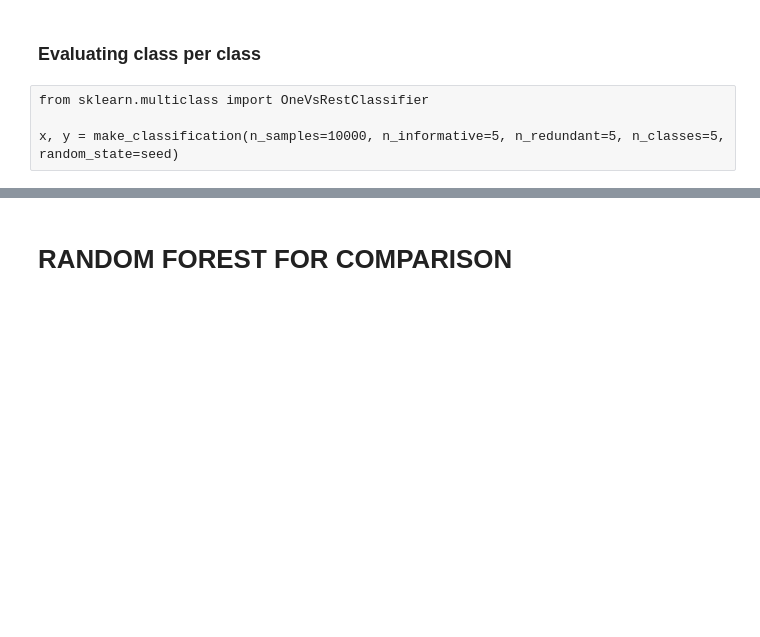
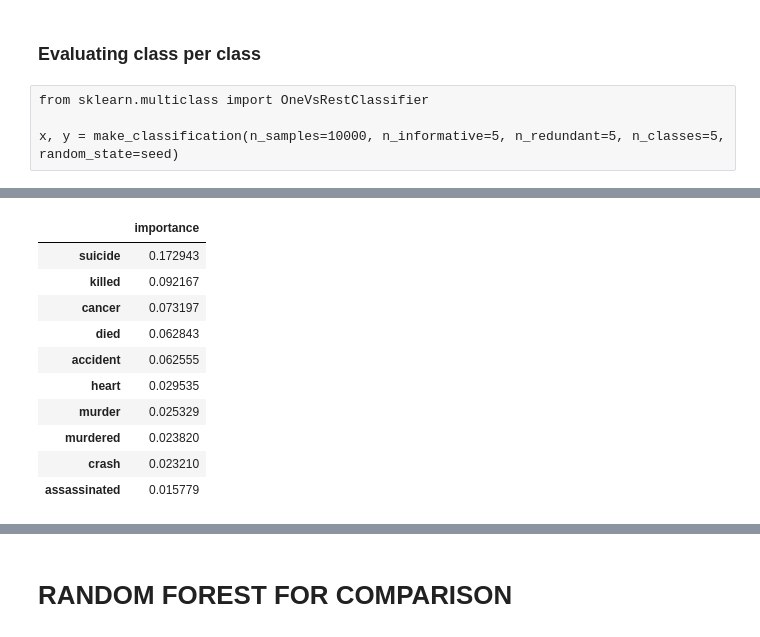
Before and after one commit to P3-CS760/How-will-you-die, a Jupyter notebook: Decision Tree (Manner of Death).ipynb, the cells around one changed output, grey strips where cells are left out. Cells and saved outputs as stored; diff of their text form; code cells hidden in the pictures; blank space fills up the shorter version.

```diff
--- a/Decision Tree (Manner of Death).ipynb
+++ b/Decision Tree (Manner of Death).ipynb
@@ -459,0 +457,14 @@ plt.axis('off')
+# %%
+dcfeature.head(10)
+# %% [output]
+|  | importance |
+| suicide | 0.172943 |
+| killed | 0.092167 |
+| cancer | 0.073197 |
+| died | 0.062843 |
+| accident | 0.062555 |
+| heart | 0.029535 |
+| murder | 0.025329 |
+| murdered | 0.023820 |
+| crash | 0.023210 |
+| assassinated | 0.015779 |
```
Also changed, not shown: parts of 25 cells of this notebook.
